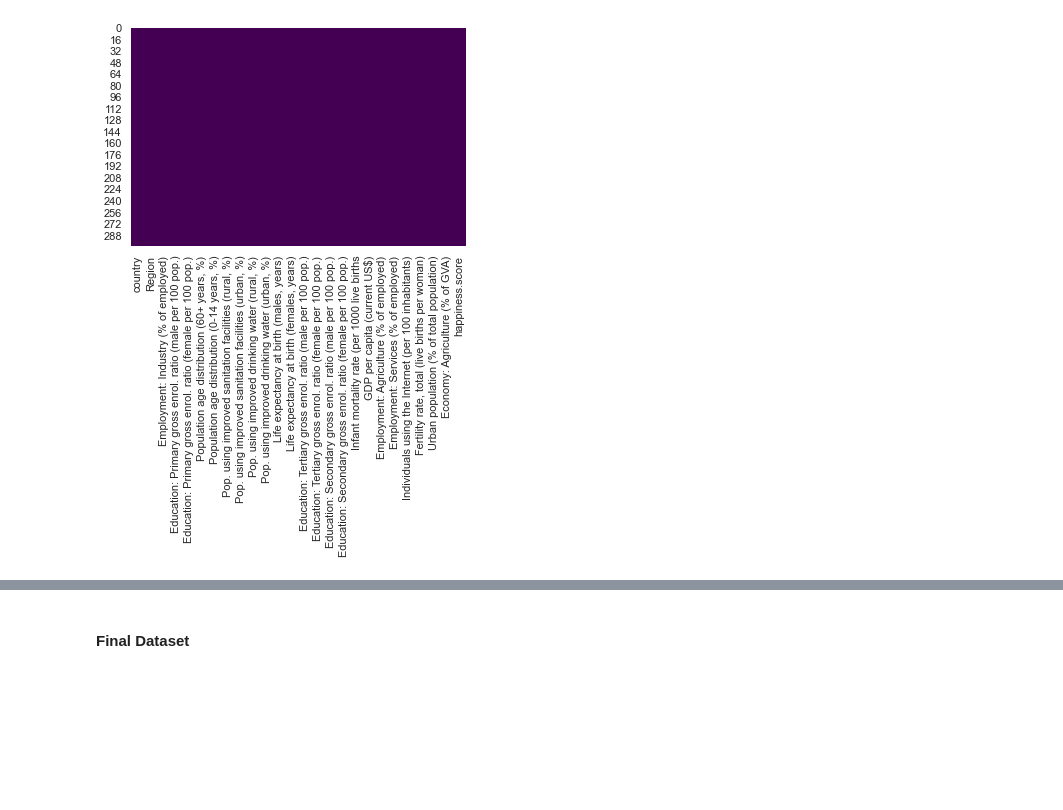
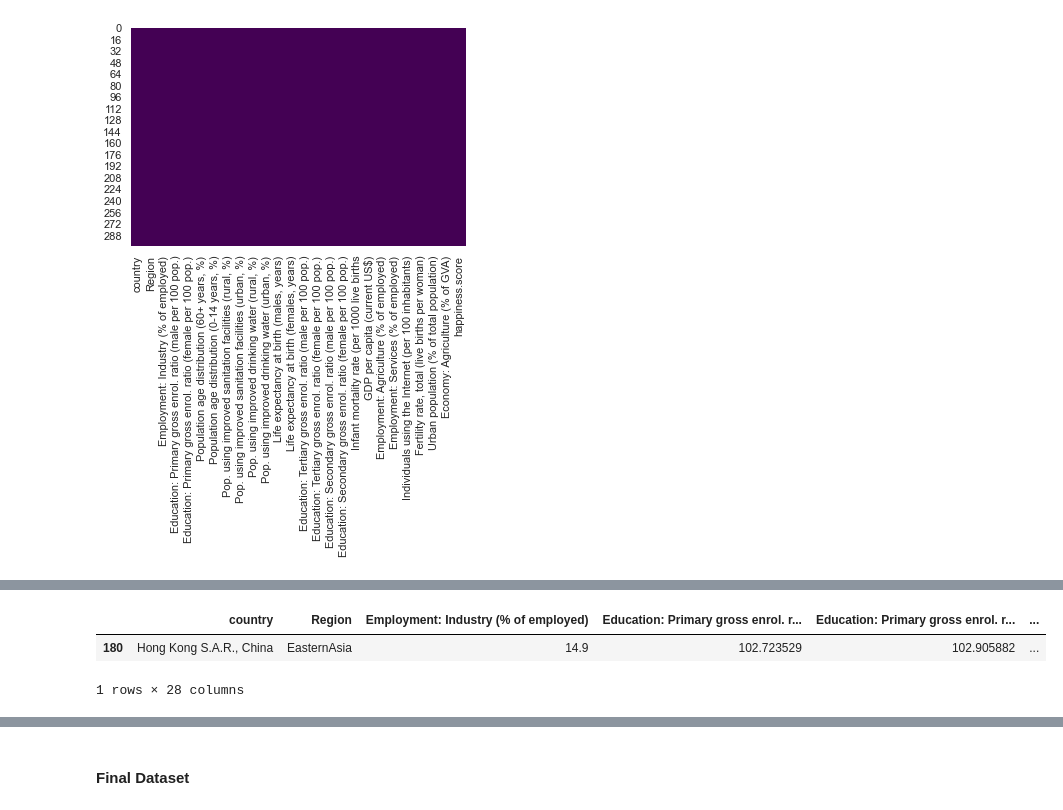
Before and after one commit to keithsim-16/world-happiness-eda-ml, a Jupyter notebook: 2. Data Processing _ Cleaning/Data_Processing___Cleaning.ipynb, the cells around one changed output, grey strips where cells are left out. Saved outputs shown, nothing was run; the diff lists cells and outputs as text; code cells hidden in the pictures; blank space fills up the shorter version.

```diff
--- a/2. Data Processing _ Cleaning/Data_Processing___Cleaning.ipynb
+++ b/2. Data Processing _ Cleaning/Data_Processing___Cleaning.ipynb
@@ -1934,0 +2019,7 @@ sb.heatmap(final_dataset.isnull(),cbar=False,cmap='viridis')
+# %%
+# identify missing data
+final_dataset[final_dataset['latitude'].isna()]
+# %% [output]
+|  | country | Region | Employment: Industry (% of employed) | Education: Primary gross enrol. r... | Education: Primary gross enrol. r... | ... |
+| 180 | Hong Kong S.A.R., China | EasternAsia | 14.9 | 102.723529 | 102.905882 | ... |
+1 rows × 28 columns
```
Also changed, not shown: parts of 10 cells of this notebook, 4 other files.
